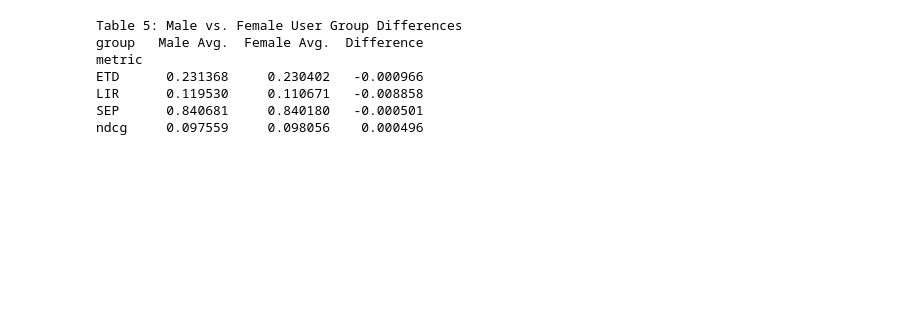
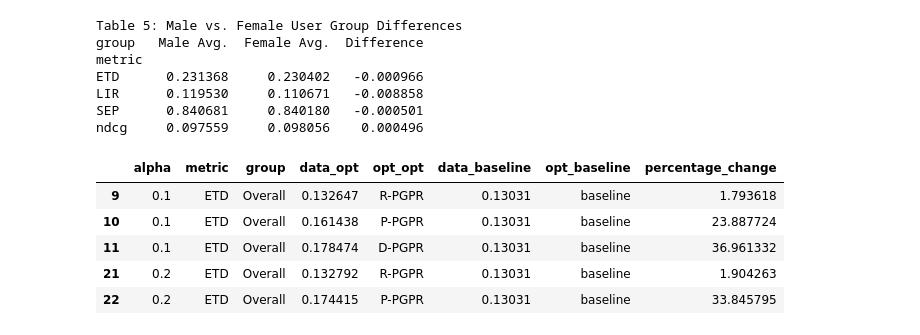
Before and after one commit to vinzentbeer/assignment-recsys, a Jupyter notebook: REPORT/experiments.ipynb, the cells around one changed output. Cells and saved outputs as stored; diff of their text form; code cells hidden in the pictures; blank space fills up the shorter version.

```diff
--- a/REPORT/experiments.ipynb
+++ b/REPORT/experiments.ipynb
@@ -414,3 +414,12 @@ ETD      0.231368     0.230402   -0.000966
 LIR      0.119530     0.110671   -0.008858
 SEP      0.840681     0.840180   -0.000501
 ndcg     0.097559     0.098056    0.000496
+# %%
+merged_df_lastfm.head()
+# %% [output]
+|  | alpha | metric | group | data_opt | opt_opt | data_baseline | opt_baseline | percentage_change |
+| 9 | 0.1 | ETD | Overall | 0.132647 | R-PGPR | 0.13031 | baseline | 1.793618 |
+| 10 | 0.1 | ETD | Overall | 0.161438 | P-PGPR | 0.13031 | baseline | 23.887724 |
+| 11 | 0.1 | ETD | Overall | 0.178474 | D-PGPR | 0.13031 | baseline | 36.961332 |
+| 21 | 0.2 | ETD | Overall | 0.132792 | R-PGPR | 0.13031 | baseline | 1.904263 |
+| 22 | 0.2 | ETD | Overall | 0.174415 | P-PGPR | 0.13031 | baseline | 33.845795 |
```
Also changed, not shown: parts of 7 cells of this notebook, 2 other files.
